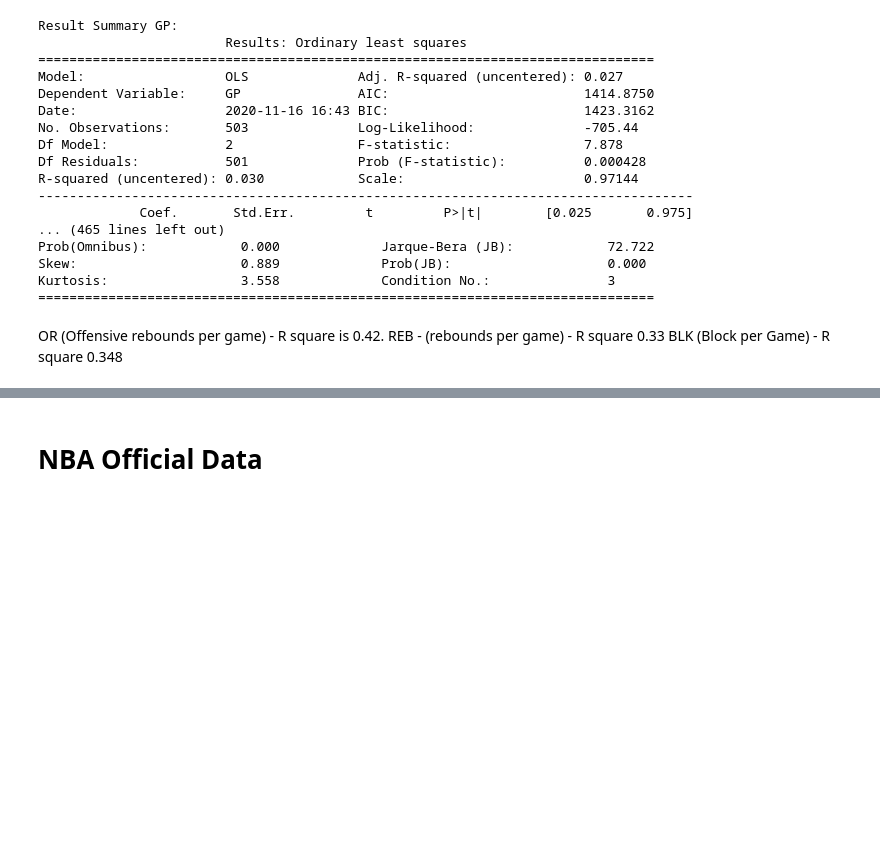
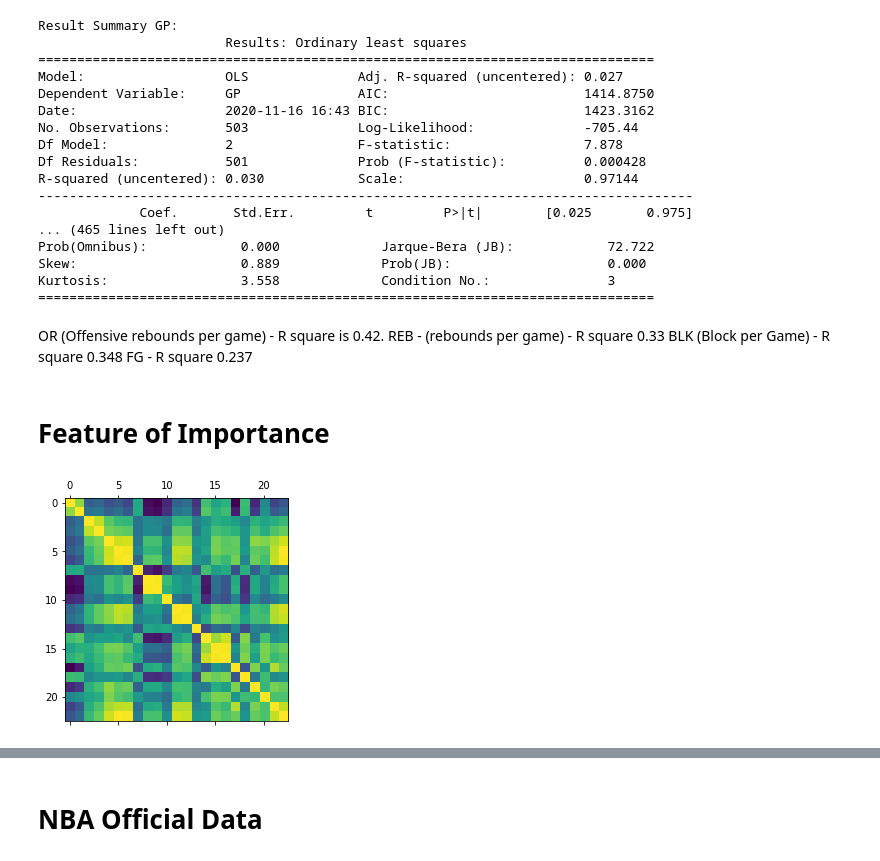
Before and after one commit to Mayer-Yang/NBA_Winner, a Jupyter notebook: raw_analysis_code/NBA-PlayersClustering.ipynb, the cells around one changed output, grey strips where cells are left out. Cells and saved outputs as stored; diff of their text form; code cells hidden in the pictures; blank space fills up the shorter version.

```diff
--- a/raw_analysis_code/NBA-PlayersClustering.ipynb
+++ b/raw_analysis_code/NBA-PlayersClustering.ipynb
@@ -120,3 +120,12 @@ Kurtosis:                 3.558             Condition No.:               3
 OR (Offensive rebounds per game) - R square is 0.42.
 REB - (rebounds per game) - R square 0.33
 BLK (Block per Game) - R square 0.348
+FG - R square 0.237
+# %% [markdown]
+# Feature of Importance
+# %%
+#physical_att.corr()['weight']
+plt.matshow(physical_att.corr())
+plt.show()
+# %% [output]
+[figure, added]
```
Also changed, not shown: parts of 16 cells of this notebook.
